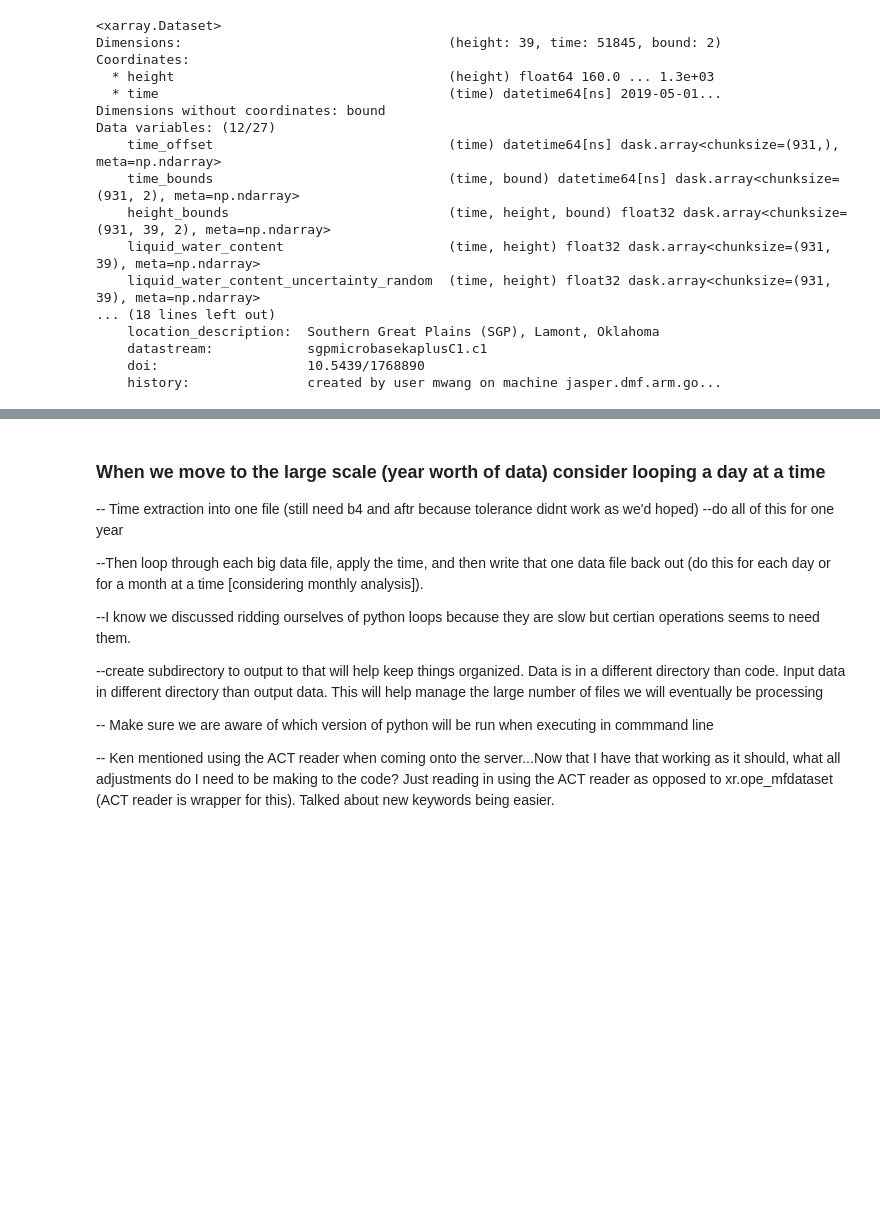
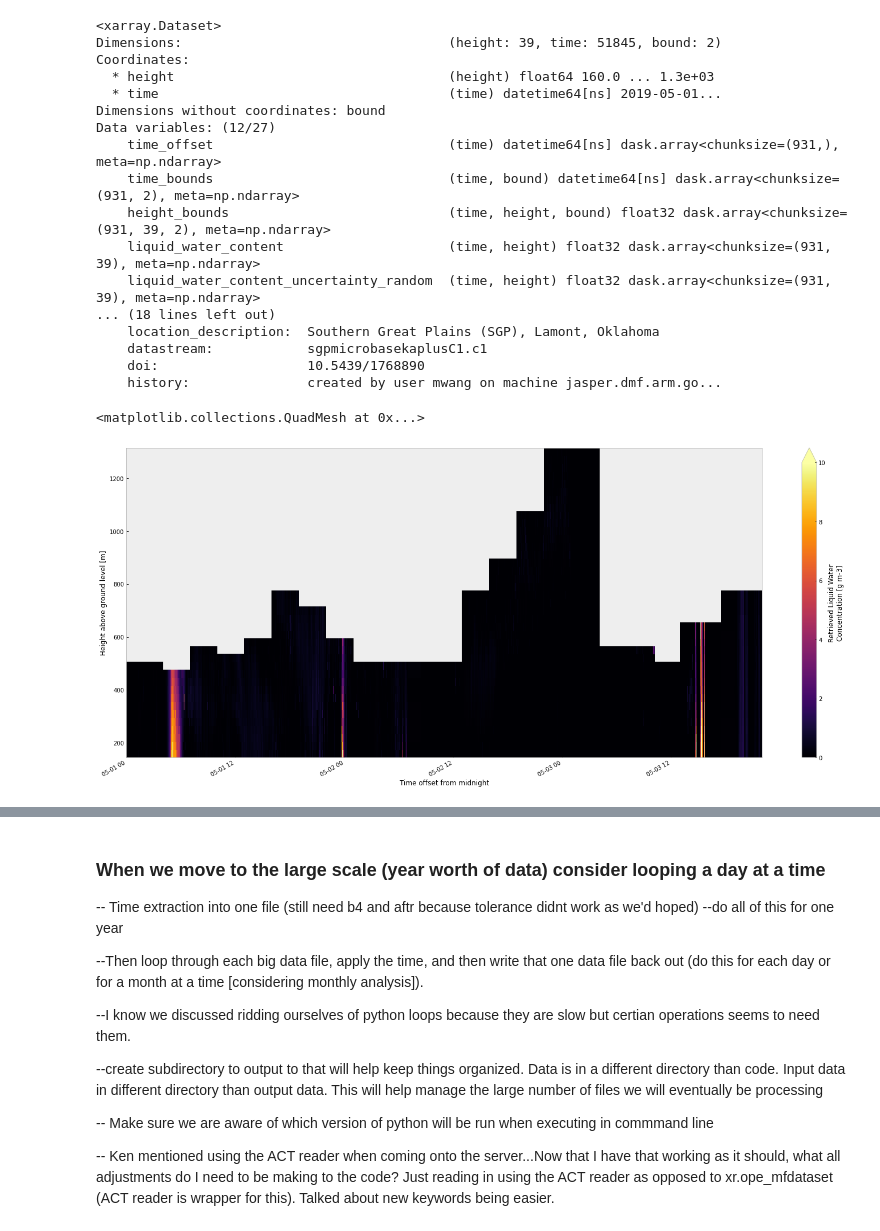
Before and after one commit to ReeseMishler/Work-File, a Jupyter notebook: TestBook.ipynb, the cells around one changed output, grey strips where cells are left out. Drawn from its saved outputs; the diff is of its cells as text; code cells hidden in the pictures; blank space fills up the shorter version.

```diff
--- a/TestBook.ipynb
+++ b/TestBook.ipynb
@@ -21,3 +19,13 @@ Open a new .cdf, loop through the directory containing month's worth of sonde da
+# %%
+in_dir = r"C:\Users\Reese\Desktop\AOS Proj Data"
+out_dir = r"C:\Users\Reese\Desktop\AOS Proj Data\Ouput_Files"
+pbl_in = "\pblht" #Extension for input directory -- Need Month and year on directory
+pbl_out = "\May2019_Neut_Pbl.nc"
+smps_May19_in = "\smps\*.nc"
+smps_qcInc_out = "\May19SMPSqcUsed.nc"
+smps_qcUsed_out = "\May19SMPSqcUsed.nc"
+microbase_in = "\microbase\*.nc"
+microbase_out = "\Microbase_Neu_ABL.nc"
 # %% [markdown]
 # Create 4 arrays and create dataset from these
 ## I assume we wont want to do this in this manner when we think big picture, but I'm not sure how else to do it because we cannot open all of the files into a single dataset (height_ss is neither monotonically increasing nor monotonically decreasing on all datasets) and then subset per pblregime...
@@ -28,7 +36,7 @@ b4_time = []
 aftr_time = []
 pbl_hgt = []
 # Iterate over files in the directory
-directory = r"C:\Users\Reese\Desktop\AOS Proj Data\pblht"
+directory = in_dir+pbl_in
 for filename in os.listdir(directory):
     #Setting path for the given sounding file
     f = os.path.join(directory, filename)
@@ -108,7 +118,7 @@ drop_vars = ['diameter_mobility','base_time','time_offset','time_bounds','diamet
 # %% [markdown]
 ### Using mfdataset changes the total_N_conc and qc_total_N_conc to dask.array<chunksize=(288),> I'm not sure what this means though when printing the values, they are the same
 # %%
-#dsA = act.io.armfiles.read_netcdf(r"C:\Users\Reese\Desktop\AOS Proj Data\smps\*.nc", drop_variables=drop_vars)
-dsA = xr.open_mfdataset(r"C:\Users\Reese\Desktop\AOS Proj Data\smps\*.nc", drop_variables=drop_vars)
+dsA = act.io.armfiles.read_netcdf(in_dir+smps_May19_in, drop_variables=drop_vars)
+#dsA = xr.open_mfdataset(r"C:\Users\Reese\Desktop\AOS Proj Data\smps\*.nc", drop_variables=drop_vars)
 dsA
 # %% [output]
@@ -435,7 +386,8 @@ obj2.to_netcdf(r'C:\Users\Reese\Desktop\AOS Proj Data\Ouput_Files\SMPSqcUsed.nc'
 
 - I dont know why I am dropping basetime here...Did we want to drop ANYTHING?
 # %%
-micro = xr.open_mfdataset(r"C:\Users\Reese\Desktop\AOS Proj Data\microbase\*.nc", drop_variables='base_time')
+micro = act.io.armfiles.read_netcdf(in_dir+microbase_in, drop_variables='base_time')
+#micro = xr.open_mfdataset(r"C:\Users\Reese\Desktop\AOS Proj Data\microbase\*.nc", drop_variables='base_time')
 # %%
 micro
 # %% [output]
@@ -548,0 +499,6 @@ micro_pbl_neutrl.to_netcdf(r'C:\Users\Reese\Desktop\AOS Proj Data\Ouput_Files\Mi
+# %%
+import matplotlib.colors as colors
+xr.plot.pcolormesh(micro_pbl_neutrl['liquid_water_content'],'time','height',figsize=(25,10),vmin=0, vmax=10,cmap='inferno')
+# %% [output]
+<matplotlib.collections.QuadMesh at 0x...>
+[figure, added]
```
Also changed, not shown: parts of 17 cells of this notebook.
